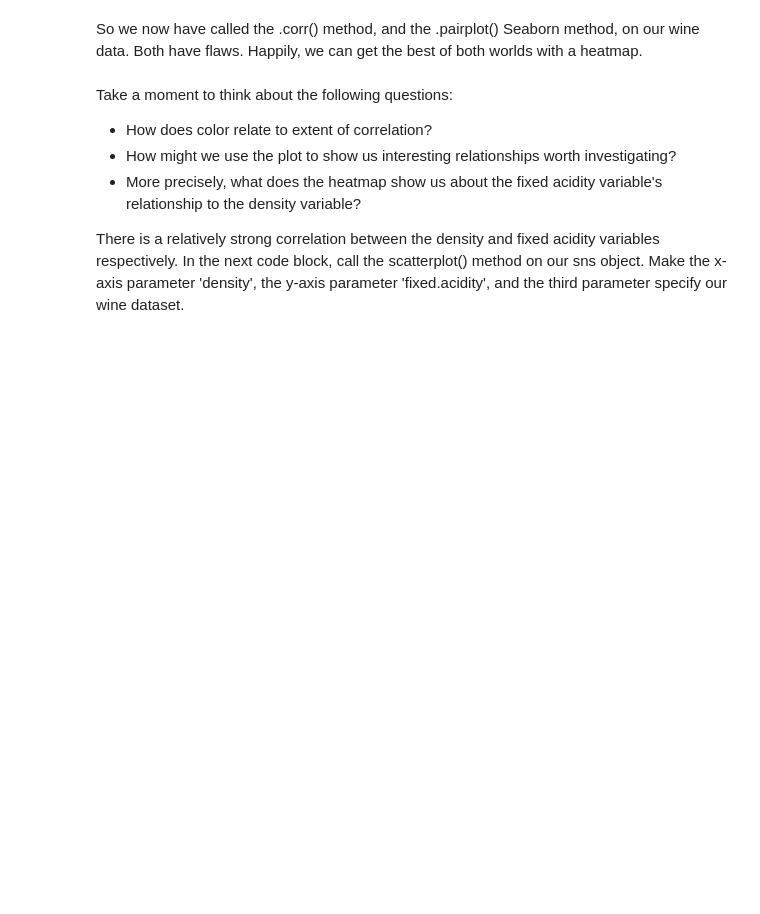
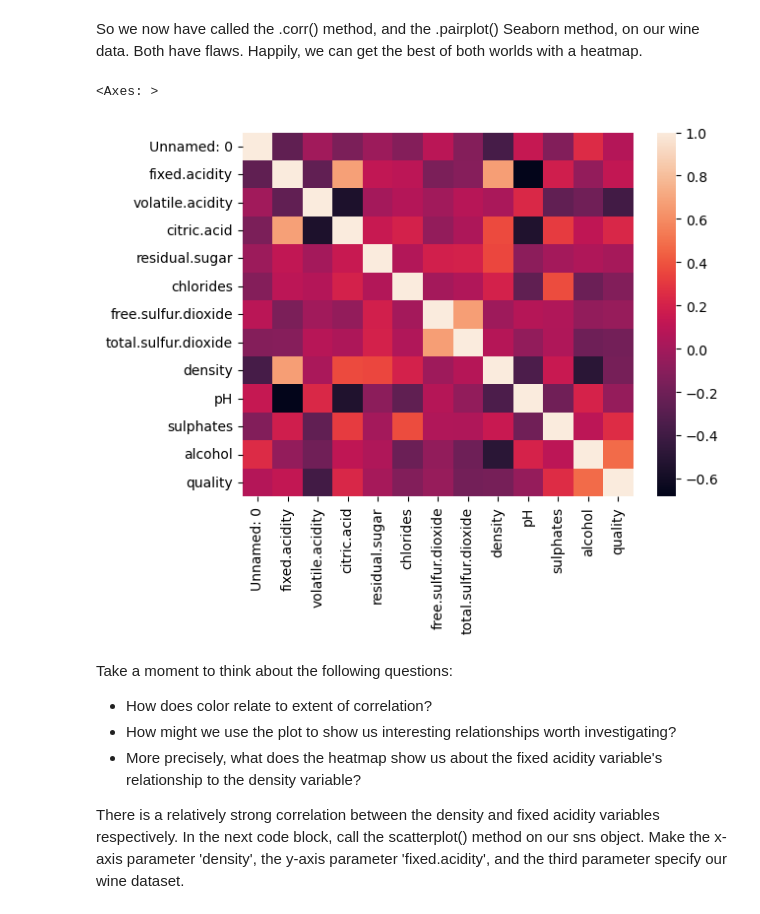
Before and after one commit to rinkylia2997/Statistical_Inference_Linear_Regression_Case_S, a Jupyter notebook: Springboard Regression Case Study - the Red Wine Dataset - Tier 3.ipynb, the cells around one changed output. Cells and saved outputs as stored; diff of their text form; code cells hidden in the pictures; blank space fills up the shorter version.

```diff
--- a/Springboard Regression Case Study - the Red Wine Dataset - Tier 3.ipynb
+++ b/Springboard Regression Case Study - the Red Wine Dataset - Tier 3.ipynb
@@ -216,7 +219,11 @@ Here's a couple things you might have noticed:
 So we now have called the .corr() method, and the .pairplot() Seaborn method, on our wine data. Both have flaws. Happily, we can get the best of both worlds with a heatmap.
 # %%
 # Make a heatmap of the data
-_ _ _
+corr = df.corr()
+sns.heatmap(corr)
+# %% [output]
+<Axes: >
+[figure, added]
 # %% [markdown]
 Take a moment to think about the following questions:
 - How does color relate to extent of correlation?
```
Also changed, not shown: parts of 5 cells of this notebook.
